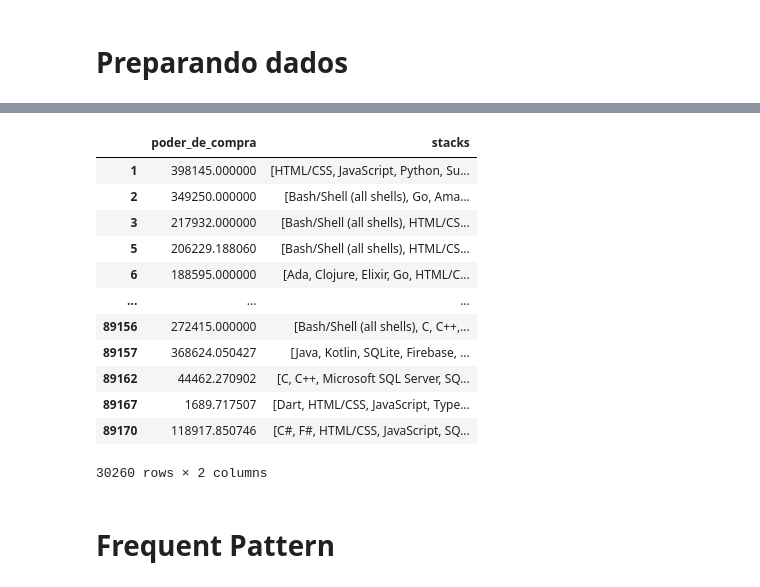
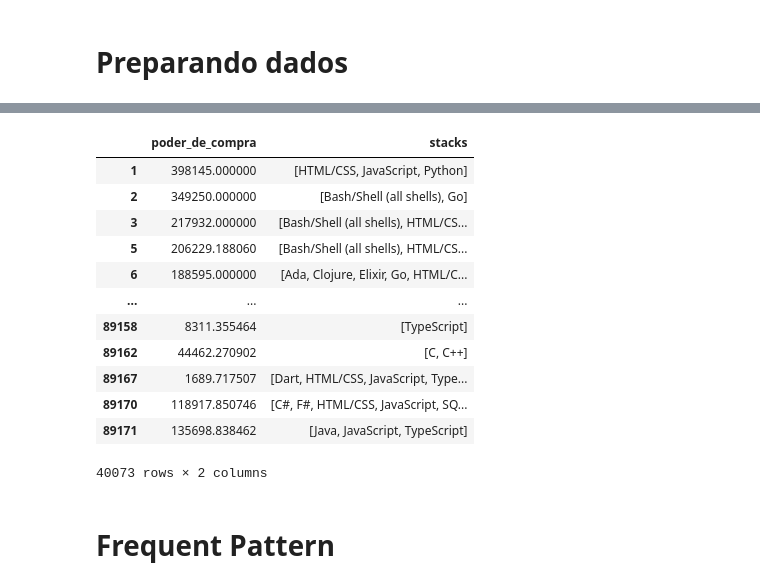
Before and after one commit to vinciusb/TP-AD, a Jupyter notebook: stackoverfllow_2.ipynb, the cells around one changed output, grey strips where cells are left out. Cells and saved outputs as stored; diff of their text form; code cells hidden in the pictures.

```diff
--- a/stackoverfllow_2.ipynb
+++ b/stackoverfllow_2.ipynb
@@ -22,61 +23,80 @@ df.head()
 # %%
 # from math import isnan
 
-TOP10_COUNTRIES = ["United States of America", "Germany" ,"India" ,"United Kingdom of Great Britain and Northern Ireland" ,"Canada" ,"France" ,"Poland", "Netherlands", "Australia", "Brazil"]
+TOP10_COUNTRIES = ["United States of America", "Germany", "India", "United Kingdom of Great Britain and Northern Ireland", "Canada", "France", "Poland", "Netherlands", "Australia", "Brazil", "Italy", "Spain", "Sweden", "Switzerland", "Russian Federation", "Austria", "Israel", "Belgium", "Turkey", "Ukraine", "Denmark", "Romania", "Portugal", "Norway", "Finland", "New Zealand", "China", "Greece"]
 PODER_DE_COMPRA_CONVERSAO = {
-"United States of America": (1, 139.7),
-"Germany": (0.7,  131.9),
-"India": (20.22, 216.9),
-"United Kingdom of Great Britain and Northern Ireland": (0.67, 142.7),
-"Canada": (1.17, 134.9),
-"France": (0.67, 124),
-"Poland": (1.88, 158.2),
-"Netherlands": (0.74, 137.7),
-"Australia": (1.39, 139.9),
-"Brazil" :(2.44, 213.9)
+    "United States of America": (1, 139.7),
+    "Germany": (0.7, 131.9),
+    "India": (20.22, 216.9),
+    "United Kingdom of Great Britain and Northern Ireland": (0.67, 142.7),
+    "Canada": (1.17, 134.9),
+    "France": (0.67, 124),
+    "Poland": (1.88, 158.2),
+    "Netherlands": (0.74, 137.7),
+    "Australia": (1.39, 139.9),
+    "Brazil": (2.44, 213.9),
+    "Italy": (0.60, 128.6),
+    "Spain": (0.57, 128.0),
+    "Sweden": (8.51, 133.5),
+    "Switzerland": (0.97, 104.4),
+    "Russian Federation": (26.68, 199.4),
+    "Austria": (0.71, 143.9),
+    "Israel": (3.59, 118.8),
+    "Belgium": (0.70, 137.8),
+    "Turkey": (6.97, 834.6),
+    "Ukraine": (10.52, 429.2),
+    "Denmark": (6.11, 125.6),
+    "Romania": (1.76, 167.7),
+    "Portugal": (0.52, 126.0),
+    "Norway": (8.89, 140.7),
+    "Finland": (0.76, 131.0),
+    "New Zealand": (1.46, 136.9),
+    "China": (3.64, 132.2),
+    "Greece": (0.52, 115.6)
 }
 
 def obtem_poder_de_compra(row):
     vars = PODER_DE_COMPRA_CONVERSAO[row["Country"]]
     return (row["ConvertedCompYearly"] * vars[1]) / (vars[0] * 100)
 
 def concatena_stacks(row):
     lang = row["LanguageHaveWorkedWith"]
     db = row["DatabaseHaveWorkedWith"]
     platform = row["PlatformHaveWorkedWith"]
     misc = row["MiscTechHaveWorkedWith"]
 
     languages = np.char.split("" if pd.isnull(lang) else lang, sep=';').tolist()
-    dbs = np.char.split("" if pd.isnull(db) else db, sep=';').tolist()
-    platforms = np.char.split("" if pd.isnull(platform) else platform, sep=';').tolist()
-    miscs = np.char.split("" if pd.isnull(misc) else misc, sep=';').tolist()
+    # dbs = np.char.split("" if pd.isnull(db) else db, sep=';').tolist()
+    # platforms = np.char.split("" if pd.isnull(platform) else platform, sep=';').tolist()
+    # miscs = np.char.split("" if pd.isnull(misc) else misc, sep=';').tolist()
 
-    concatenated = languages + dbs + platforms + miscs
+    # concatenated = languages + dbs + platforms + miscs
+    concatenated = languages
     filtered = filter(lambda item: item != "", concatenated)
 
     return list(filtered)
 
 #
 top10_df = df[df["Country"].isin(TOP10_COUNTRIES)]
 top10_df = top10_df[["Country", "LanguageHaveWorkedWith", "DatabaseHaveWorkedWith", "PlatformHaveWorkedWith", "WebframeHaveWorkedWith", "MiscTechHaveWorkedWith", "ConvertedCompYearly"]]
 top10_df = top10_df.dropna(subset=["ConvertedCompYearly"])
 top10_df["poder_de_compra"] = top10_df.apply(obtem_poder_de_compra,axis=1)
 top10_df["stacks"] = top10_df.apply(concatena_stacks, axis=1)
 top10_df[["poder_de_compra", "stacks"]]
 # %% [output]
 |  | poder_de_compra | stacks |
-| 1 | 398145.000000 | [HTML/CSS, JavaScript, Python, Su... |
-| 2 | 349250.000000 | [Bash/Shell (all shells), Go, Ama... |
+| 1 | 398145.000000 | [HTML/CSS, JavaScript, Python] |
+| 2 | 349250.000000 | [Bash/Shell (all shells), Go] |
 | 3 | 217932.000000 | [Bash/Shell (all shells), HTML/CS... |
 | 5 | 206229.188060 | [Bash/Shell (all shells), HTML/CS... |
 | 6 | 188595.000000 | [Ada, Clojure, Elixir, Go, HTML/C... |
 | ... | ... | ... |
-| 89156 | 272415.000000 | [Bash/Shell (all shells), C, C++,... |
-| 89157 | 368624.050427 | [Java, Kotlin, SQLite, Firebase, ... |
-| 89162 | 44462.270902 | [C, C++, Microsoft SQL Server, SQ... |
+| 89158 | 8311.355464 | [TypeScript] |
+| 89162 | 44462.270902 | [C, C++] |
 | 89167 | 1689.717507 | [Dart, HTML/CSS, JavaScript, Type... |
 | 89170 | 118917.850746 | [C#, F#, HTML/CSS, JavaScript, SQ... |
+| 89171 | 135698.838462 | [Java, JavaScript, TypeScript] |
-30260 rows × 2 columns
+40073 rows × 2 columns
 # %% [markdown]
 # Frequent Pattern
 # %%
```
Also changed, not shown: parts of 16 cells of this notebook.
